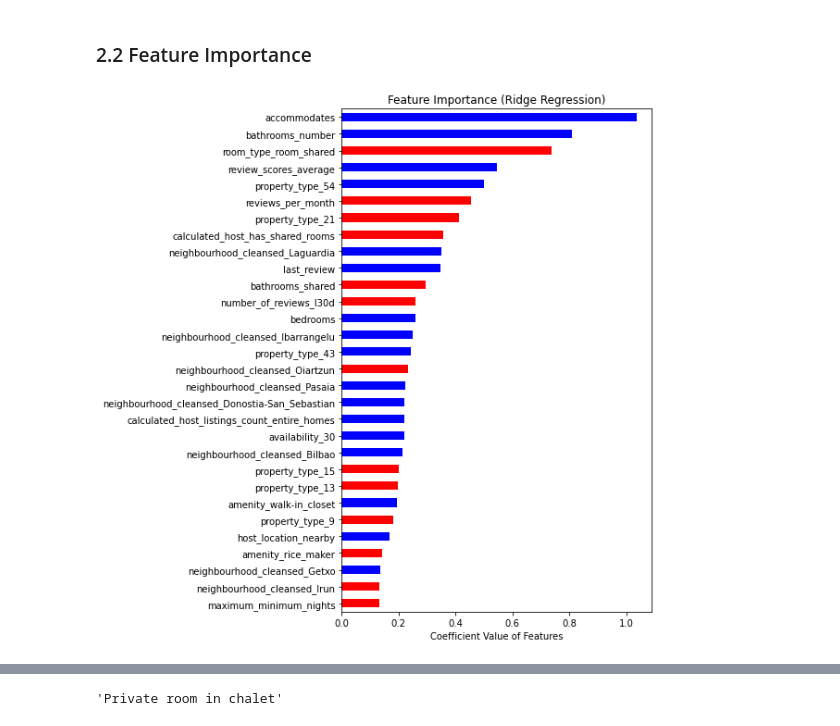
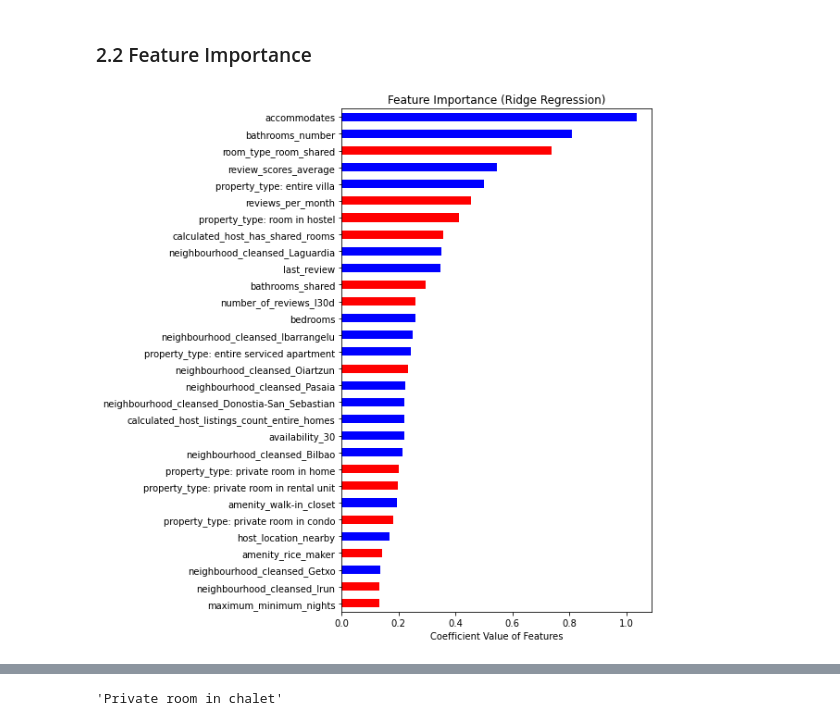
Before and after one commit to mxagar/airbnb_data_analysis, a Jupyter notebook: 03_AirBnB_DataAnalysis_Modelling.ipynb, the cells around one changed output, grey strips where cells are left out. Drawn from its saved outputs; the diff is of its cells as text; code cells hidden in the pictures.

Commit message:
decode property type

```diff
--- a/03_AirBnB_DataAnalysis_Modelling.ipynb
+++ b/03_AirBnB_DataAnalysis_Modelling.ipynb
@@ -159,24 +159,37 @@ stats.probplot(error['price'], dist="norm", plot=plt);
 [figure]
 # %% [markdown]
 ### 2.2 Feature Importance
+# %%
+def decode_property_type(df):
+    '''This function decodes the property type.'''
+    features = list(df.index)
+    for i,f in enumerate(features):
+        if 'property_type' in f:
+            ind = int(f.split('_')[2])-1
+            name = property_types['index2name'][ind]
+            new_name = f'property_type: {name.lower()}'
+            features[i] = new_name
+    df.index = features
+    return df
 # %%
 # Construct a data frame with the coefficients
 importance = pd.DataFrame(lm.coef_.ravel())
 importance.index = selected_features
 importance.columns = ['coef']
 importance['plus'] = importance['coef'].apply(lambda col: 1 if col > 0 else 0)
 importance['coef'] = np.abs(importance['coef'])
 # Plot top k coefficients
 top_features = 30
 plt.figure(figsize=(6,10))
 importance.sort_values(by='coef',ascending=True,inplace=True)
+importance = decode_property_type(importance)
 color_list = ['b' if el > 0 else 'r' for el in [importance['plus'].iloc[i] for i in range(importance['plus'].shape[0])]]
 importance['coef'][-top_features:].plot(kind='barh',color=color_list[-top_features:])
 plt.xlabel('Coefficient Value of Features')
 plt.title('Feature Importance (Ridge Regression)')
 plt.savefig('./pics/regression_feature_importance_lm.png',dpi=300,transparent=False,bbox_inches='tight')
 # %% [output]
-[figure, old version]
+[figure, new version]
 # %%
 pd.DataFrame(importance,columns=['importance']).T
 # %% [output]
```
Also changed, not shown: parts of 5 cells of this notebook, 4 other files.
